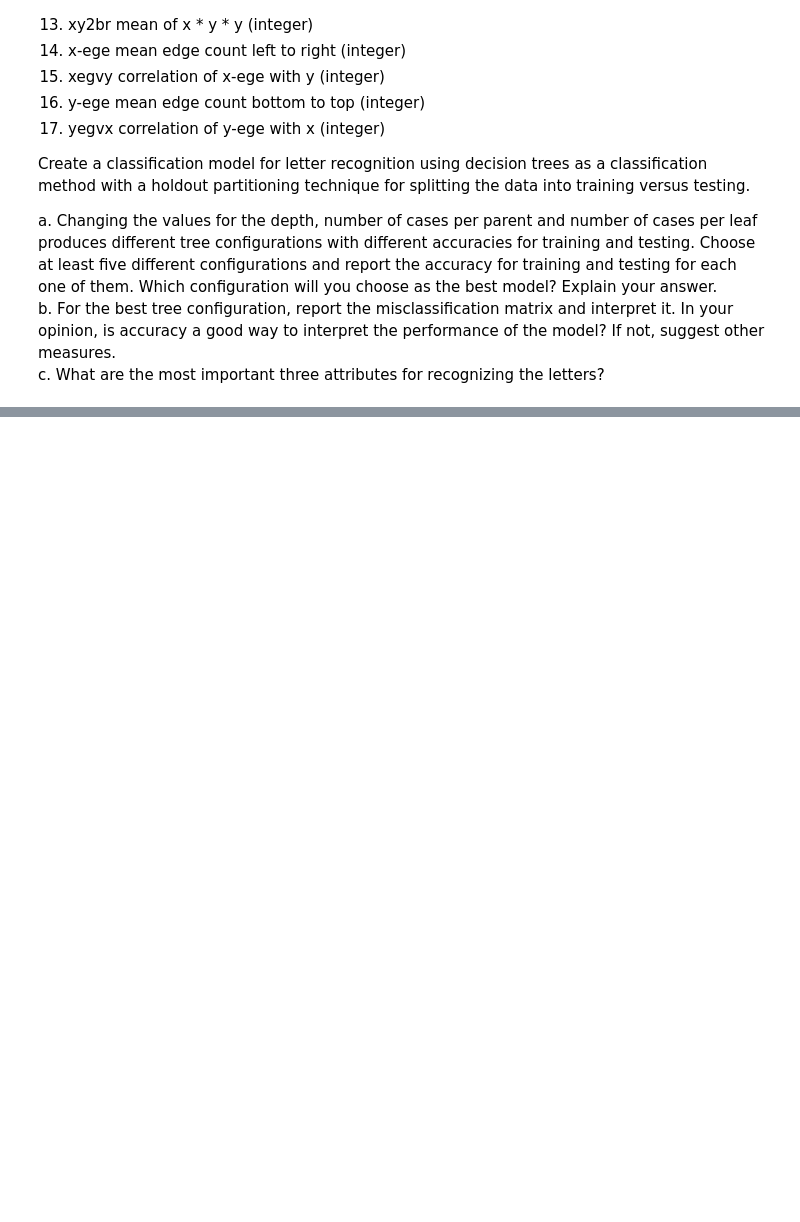
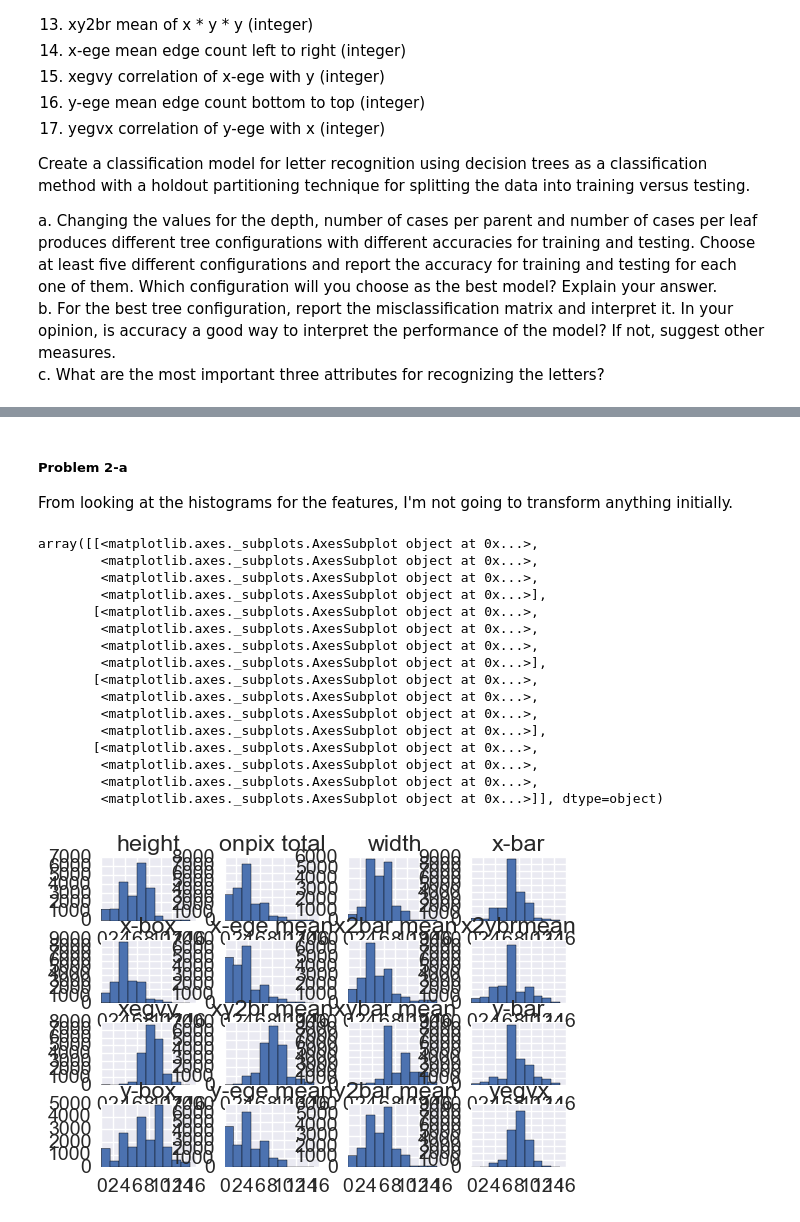
Before and after one commit to PixarJunkie/fundamentals-of-data-science, a Jupyter notebook: notebooks/assignment-4.ipynb, the cells around one changed output, grey strips where cells are left out. Saved outputs shown, nothing was run; the diff lists cells and outputs as text; code cells hidden in the pictures; blank space fills up the shorter version.

```diff
--- a/notebooks/assignment-4.ipynb
+++ b/notebooks/assignment-4.ipynb
@@ -47,0 +153,24 @@ sled_df.head()
+# %% [markdown]
+##### Problem 2-a
+
+From looking at the histograms for the features, I'm not going to transform anything initially.
+# %%
+data_df.hist()
+# %% [output]
+array([[<matplotlib.axes._subplots.AxesSubplot object at 0x...>,
+        <matplotlib.axes._subplots.AxesSubplot object at 0x...>,
+        <matplotlib.axes._subplots.AxesSubplot object at 0x...>,
+        <matplotlib.axes._subplots.AxesSubplot object at 0x...>],
+       [<matplotlib.axes._subplots.AxesSubplot object at 0x...>,
+        <matplotlib.axes._subplots.AxesSubplot object at 0x...>,
+        <matplotlib.axes._subplots.AxesSubplot object at 0x...>,
+        <matplotlib.axes._subplots.AxesSubplot object at 0x...>],
+       [<matplotlib.axes._subplots.AxesSubplot object at 0x...>,
+        <matplotlib.axes._subplots.AxesSubplot object at 0x...>,
+        <matplotlib.axes._subplots.AxesSubplot object at 0x...>,
+        <matplotlib.axes._subplots.AxesSubplot object at 0x...>],
+       [<matplotlib.axes._subplots.AxesSubplot object at 0x...>,
+        <matplotlib.axes._subplots.AxesSubplot object at 0x...>,
+        <matplotlib.axes._subplots.AxesSubplot object at 0x...>,
+        <matplotlib.axes._subplots.AxesSubplot object at 0x...>]], dtype=object)
+[figure, added]
```
Also changed, not shown: parts of 17 cells of this notebook, 3 other files.
